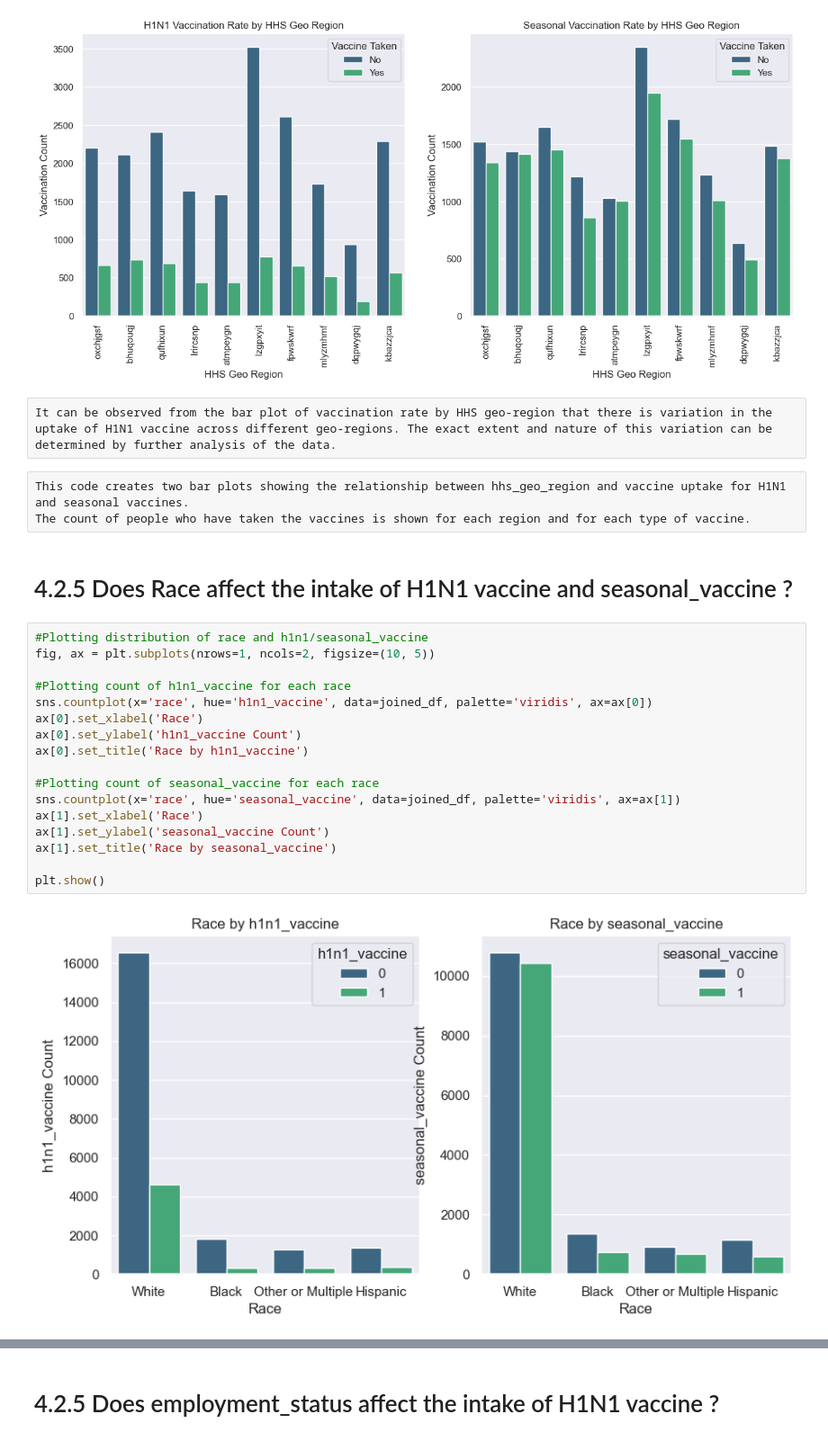
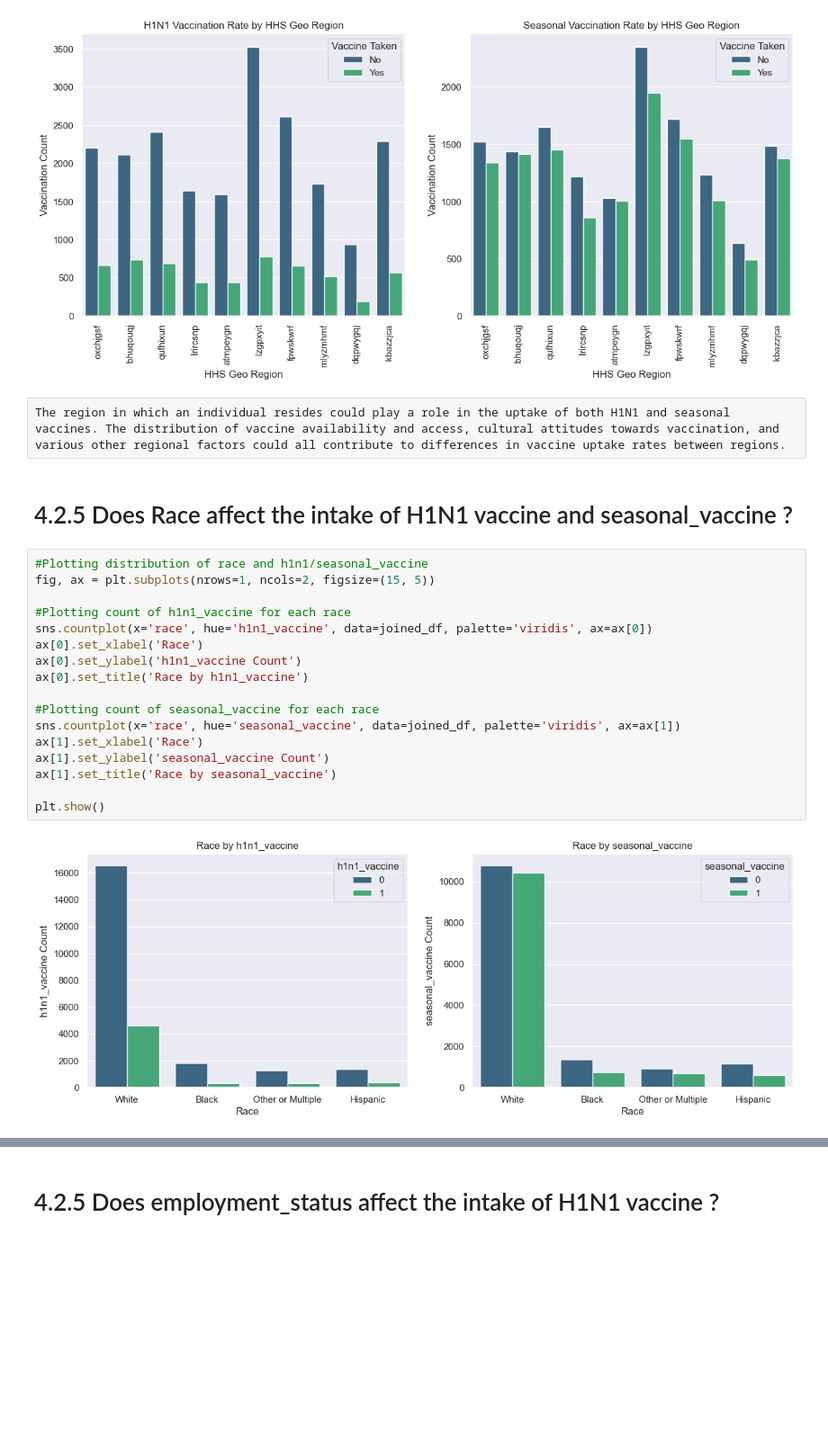
Before and after one commit to BrianKip035/Phase3-project, a Jupyter notebook: uiytrf.ipynb, the cells around one changed output, grey strips where cells are left out. Shown at 90% size. Drawn from its saved outputs; the diff is of its cells as text; blank space fills up the shorter version.

```diff
--- a/index.ipynb
+++ b/uiytrf.ipynb
@@ -729,29 +728,26 @@ ax[1].set_xticklabels(ax[1].get_xticklabels(), rotation=90)
 plt.show()
 # %% [output]
 [figure]
-# %% [raw]
-It can be observed from the bar plot of vaccination rate by HHS geo-region that there is variation in the uptake of H1N1 vaccine across different geo-regions. The exact extent and nature of this variation can be determined by further analysis of the data.
-# %% [raw]
-This code creates two bar plots showing the relationship between hhs_geo_region and vaccine uptake for H1N1 and seasonal vaccines.
-The count of people who have taken the vaccines is shown for each region and for each type of vaccine.
+# %% [raw]
+The region in which an individual resides could play a role in the uptake of both H1N1 and seasonal vaccines. The distribution of vaccine availability and access, cultural attitudes towards vaccination, and various other regional factors could all contribute to differences in vaccine uptake rates between regions.
 # %% [markdown]
 # 4.2.5 Does  Race  affect the intake of H1N1 vaccine  and seasonal_vaccine ?
 # %%
 #Plotting distribution of race and h1n1/seasonal_vaccine
-fig, ax = plt.subplots(nrows=1, ncols=2, figsize=(10, 5))
+fig, ax = plt.subplots(nrows=1, ncols=2, figsize=(15, 5))
 
 #Plotting count of h1n1_vaccine for each race
 sns.countplot(x='race', hue='h1n1_vaccine', data=joined_df, palette='viridis', ax=ax[0])
 ax[0].set_xlabel('Race')
 ax[0].set_ylabel('h1n1_vaccine Count')
 ax[0].set_title('Race by h1n1_vaccine')
 
 #Plotting count of seasonal_vaccine for each race
 sns.countplot(x='race', hue='seasonal_vaccine', data=joined_df, palette='viridis', ax=ax[1])
 ax[1].set_xlabel('Race')
 ax[1].set_ylabel('seasonal_vaccine Count')
 ax[1].set_title('Race by seasonal_vaccine')
 
 plt.show()
 # %% [output]
-[figure, old version]
+[figure, new version]
```
Also changed, not shown: parts of 29 cells of this notebook, 1 other file.
